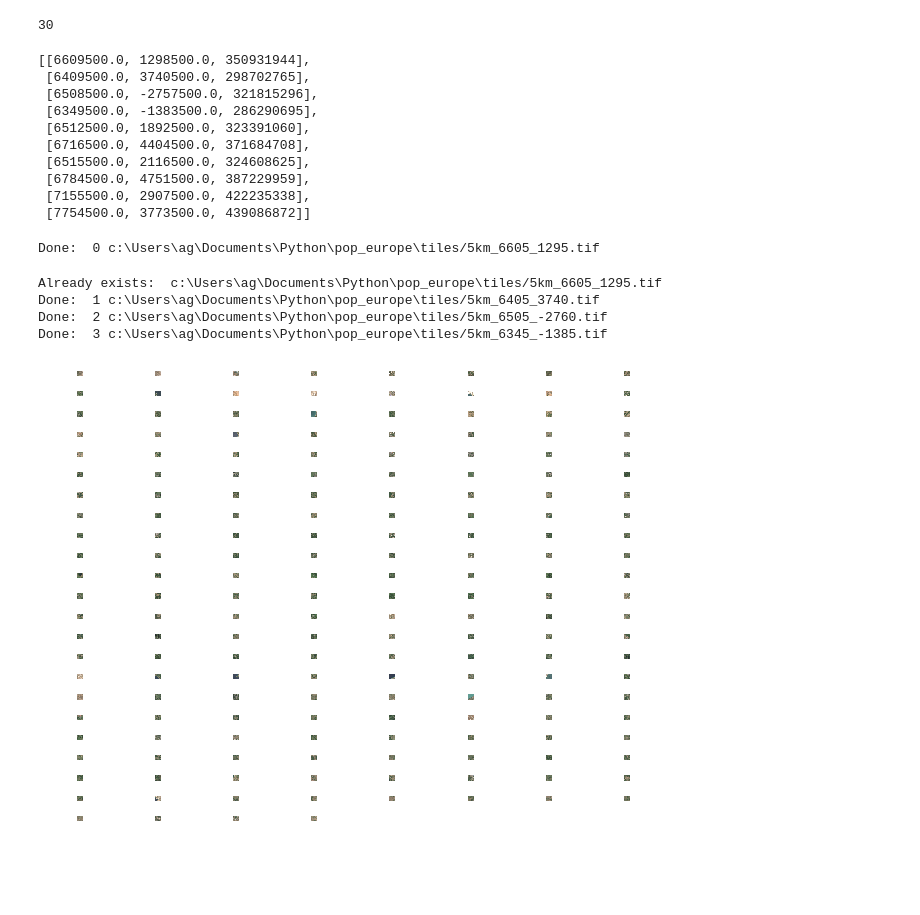
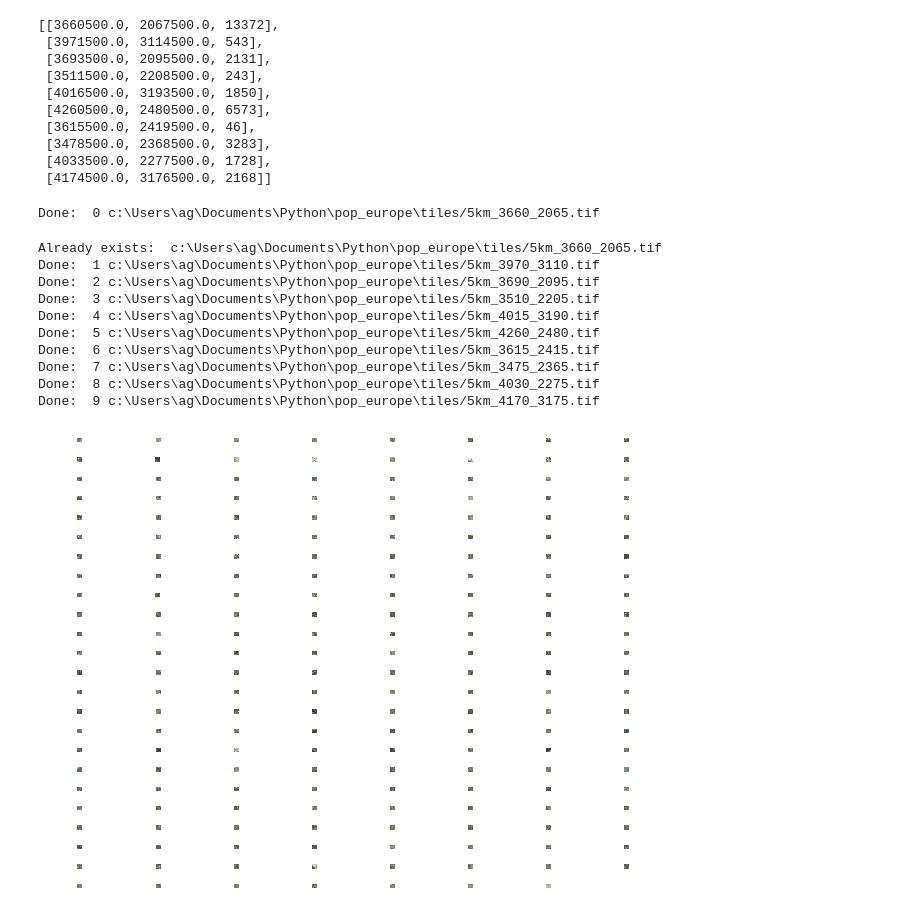
Before and after one commit to grinsted/pop_europe, a Jupyter notebook: ee.ipynb, the cells around one changed output. Saved outputs shown, nothing was run; the diff lists cells and outputs as text; code cells hidden in the pictures; blank space fills up the shorter version.

```diff
--- a/ee.ipynb
+++ b/ee.ipynb
@@ -18,50 +18,50 @@ transformer = pyproj.transformer.Transformer.from_crs(crs,"epsg:4326", always_xy
 # %%
 import numpy as np
 np.random.seed(0)
-N=30
-Nlarge=100000
-x = np.random.randint(0, popgrid.shape[1], Nlarge)
-y = np.random.randint(0, popgrid.shape[0], Nlarge)
+if False:
+    N=30
+    Nlarge=100000
+    x = np.random.randint(0, popgrid.shape[1], Nlarge)
+    y = np.random.randint(0, popgrid.shape[0], Nlarge)
 
-p = popgrid.data[y,x]
-ix = np.where(p>2000)[0]
-ix = ix[:N]
+    p = popgrid.data[y,x]
+    ix = np.where(p>2000)[0]
+    ix = ix[:N]
 
-#p=p[y[ix],x[ix]]
-x=popgrid.x.data[x[ix]]
-y=popgrid.y.data[y[ix]]
-p = p[ix]
+    #p=p[y[ix],x[ix]]
+    x=popgrid.x.data[x[ix]]
+    y=popgrid.y.data[y[ix]]
+    p = p[ix]
 
-points = [[float(x),float(y),int(p)] for x,y,p in zip(x,y,p)]
+    points = [[float(x),float(y),int(p)] for x,y,p in zip(x,y,p)]
-# %% [output]
-30
 # %%
-y,x = np.meshgrid(range(popgrid.shape[0]),range(popgrid.shape[1]))
+x,y = np.meshgrid(range(popgrid.shape[1]),range(popgrid.shape[0]))
 x = x.flatten()
 y = y.flatten()
 ix = np.where(popgrid.data.flatten()>0)[0]
 cump = np.cumsum(popgrid.data.flatten()[ix])
 x = x[ix]
 y = y[ix]
-person = np.random.rand(10)*cump[-1]
-ix = np.ceil(np.interp(person,p,np.arange(len(cump)))).astype(int)
-
+person = np.random.rand(50)*cump[-1]
+ix = np.ceil(np.interp(person,cump,np.arange(len(cump)))).astype(int)
+p = popgrid.data[y[ix],x[ix]]
 x=popgrid.x.data[x[ix]]
 y=popgrid.y.data[y[ix]]
-p = cump[ix]
+
+
 points = [[float(x),float(y),int(p)] for x,y,p in zip(x.tolist(),y.tolist(),p.tolist())]
 points
 # %% [output]
-[[6609500.0, 1298500.0, 350931944],
- [6409500.0, 3740500.0, 298702765],
- [6508500.0, -2757500.0, 321815296],
- [6349500.0, -1383500.0, 286290695],
- [6512500.0, 1892500.0, 323391060],
- [6716500.0, 4404500.0, 371684708],
- [6515500.0, 2116500.0, 324608625],
- [6784500.0, 4751500.0, 387229959],
- [7155500.0, 2907500.0, 422235338],
- [7754500.0, 3773500.0, 439086872]]
+[[3660500.0, 2067500.0, 13372],
+ [3971500.0, 3114500.0, 543],
+ [3693500.0, 2095500.0, 2131],
+ [3511500.0, 2208500.0, 243],
+ [4016500.0, 3193500.0, 1850],
+ [4260500.0, 2480500.0, 6573],
+ [3615500.0, 2419500.0, 46],
+ [3478500.0, 2368500.0, 3283],
+ [4033500.0, 2277500.0, 1728],
+ [4174500.0, 3176500.0, 2168]]
 # %%
 from retry import retry
 
@@ -145,27 +145,34 @@ def getResult(index, point):
 # %%
 getResult(0, points[0])
 # %% [output]
-Done:  0 c:\Users\ag\Documents\Python\pop_europe\tiles/5km_6605_1295.tif
+Done:  0 c:\Users\ag\Documents\Python\pop_europe\tiles/5km_3660_2065.tif
 # %%
 for j in tqdm.tqdm(range(len(points))): #optional:use multiprocessing instead
     getResult(j, points[j])
 # %% [output]
-Already exists:  c:\Users\ag\Documents\Python\pop_europe\tiles/5km_6605_1295.tif
-Done:  1 c:\Users\ag\Documents\Python\pop_europe\tiles/5km_6405_3740.tif
-Done:  2 c:\Users\ag\Documents\Python\pop_europe\tiles/5km_6505_-2760.tif
-Done:  3 c:\Users\ag\Documents\Python\pop_europe\tiles/5km_6345_-1385.tif
+Already exists:  c:\Users\ag\Documents\Python\pop_europe\tiles/5km_3660_2065.tif
+Done:  1 c:\Users\ag\Documents\Python\pop_europe\tiles/5km_3970_3110.tif
+Done:  2 c:\Users\ag\Documents\Python\pop_europe\tiles/5km_3690_2095.tif
+Done:  3 c:\Users\ag\Documents\Python\pop_europe\tiles/5km_3510_2205.tif
+Done:  4 c:\Users\ag\Documents\Python\pop_europe\tiles/5km_4015_3190.tif
+Done:  5 c:\Users\ag\Documents\Python\pop_europe\tiles/5km_4260_2480.tif
+Done:  6 c:\Users\ag\Documents\Python\pop_europe\tiles/5km_3615_2415.tif
+Done:  7 c:\Users\ag\Documents\Python\pop_europe\tiles/5km_3475_2365.tif
+Done:  8 c:\Users\ag\Documents\Python\pop_europe\tiles/5km_4030_2275.tif
+Done:  9 c:\Users\ag\Documents\Python\pop_europe\tiles/5km_4170_3175.tif
 # %%
 import glob
 import matplotlib.pyplot as plt
 files=glob.glob('tiles/*.tif')
+1/0
 for ix,file in enumerate(files):
     plt.subplot(int(len(files)/8+.99),8,ix+1)
     ds = rio.open_rasterio(file)
     np.sqrt(np.minimum(ds[3:0:-1,:,:]/3500,1)).plot.imshow()
     plt.axis('off')
     plt.axis('equal')
     plt.title('')
     #1/0
 plt.tight_layout()
 # %% [output]
-[figure, old version]
+[figure, new version]
```
Also changed, not shown: parts of 5 cells of this notebook, 6 other files.
